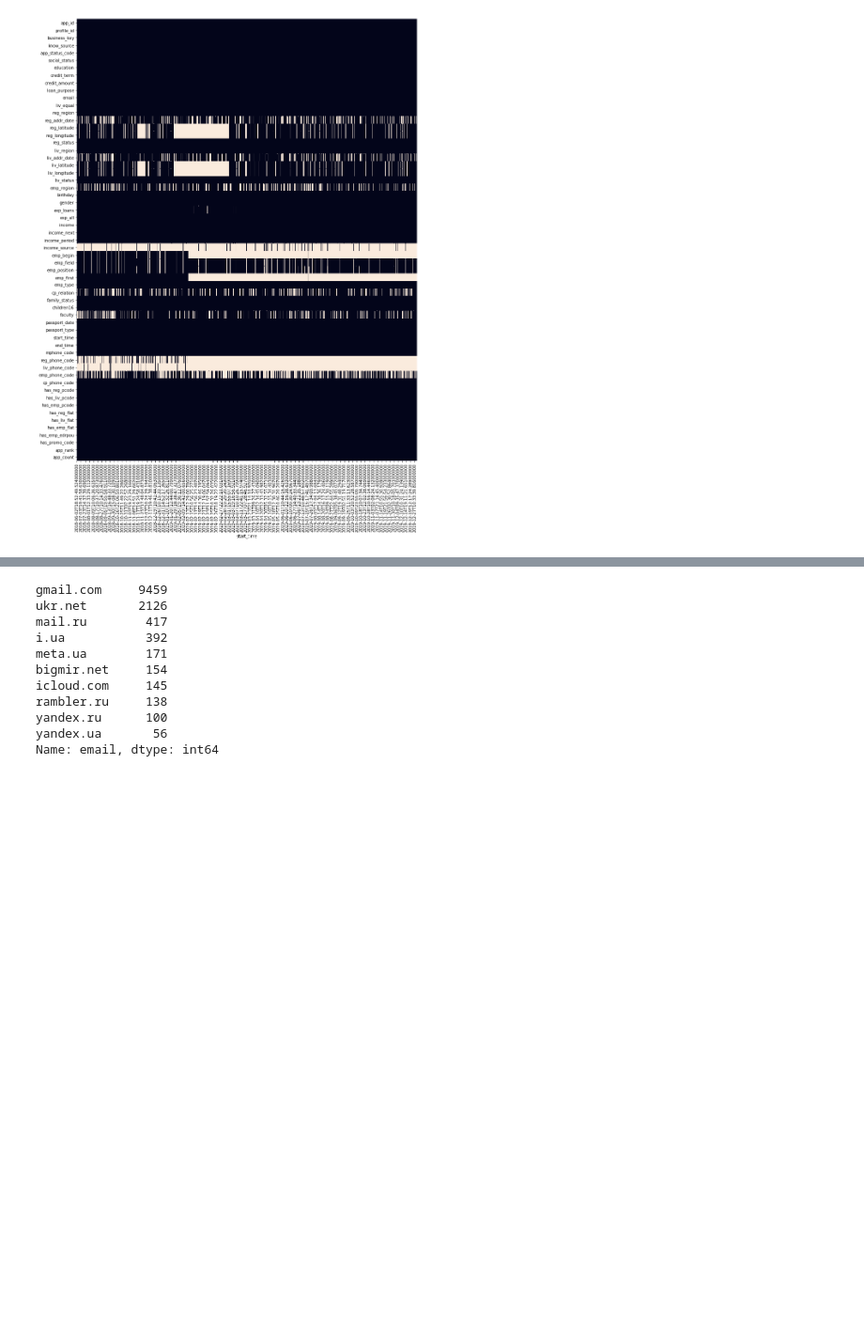
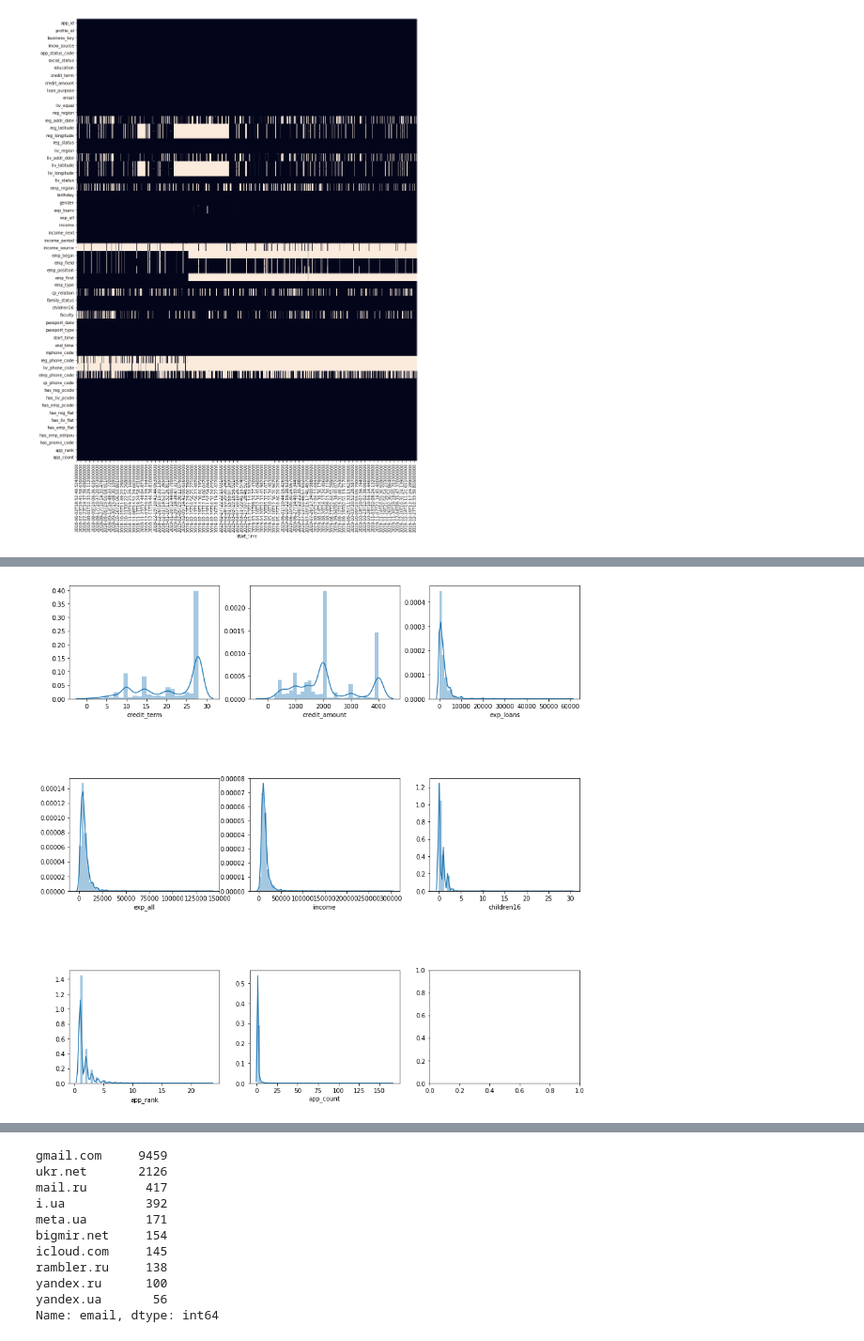
Before and after one commit to RomanShevtsiv/lending-score-model, a Jupyter notebook: notebooks/eda-apps.ipynb, the cells around one changed output, grey strips where cells are left out. Shown at 94% size. Cells and saved outputs as stored; diff of their text form; code cells hidden in the pictures; blank space fills up the shorter version.

```diff
--- a/notebooks/eda-apps.ipynb
+++ b/notebooks/eda-apps.ipynb
@@ -212,6 +193,7 @@ df_apps['mphone_code'] = '0' + df_apps['mphone_code'].astype(str)
 df_apps['liv_phone_code'].replace({'n': np.NaN}, inplace=True)
 df_apps['reg_phone_code'].replace({'n': np.NaN}, inplace=True)
 df_apps['emp_phone_code'].replace({'n': np.NaN}, inplace=True)
+df_apps['cp_phone_code'].replace({'n': np.NaN}, inplace=True)
 
 df_apps.head()
 # %% [output]
@@ -283,0 +362,33 @@ plt.show()
+# %%
+cont_vars = {
+    'credit_term': 'credit_term',
+    'credit_amount': 'credit_amount',
+    'exp_loans': 'exp_loans',
+    'exp_all': 'exp_all',
+    'income': 'income',
+    'children16': 'children16',
+    'app_rank': 'app_rank',
+    'app_count': 'app_count'
+}
+# %%
+fig_rows = len(cont_vars)//3 + (len(cont_vars)%3 > 0)
+
+fig, ax = plt.subplots(fig_rows, 3, figsize=(15, fig_rows*5))
+plt.subplots_adjust(hspace=0.7)
+
+row, col = 0, 0
+for var, title in cont_vars.items():
+
+    # produce plot
+    sns.distplot(df_data[var], ax=ax[row, col]) # .set_title(title)
+
+    # proceed to next plot
+    if col < 2:
+        col += 1
+    else:
+        col = 0
+        row += 1
+
+plt.show()
+# %% [output]
+[figure, added]
```
Also changed, not shown: parts of 14 cells of this notebook, 2 other files.
